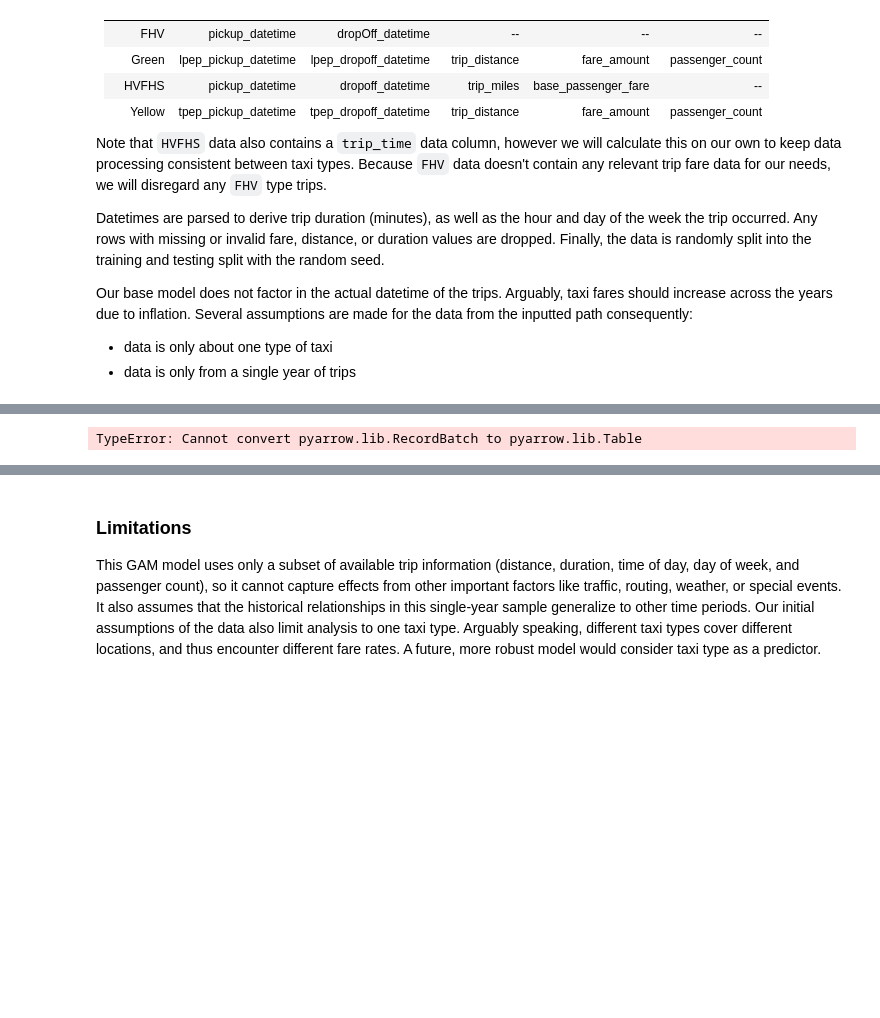
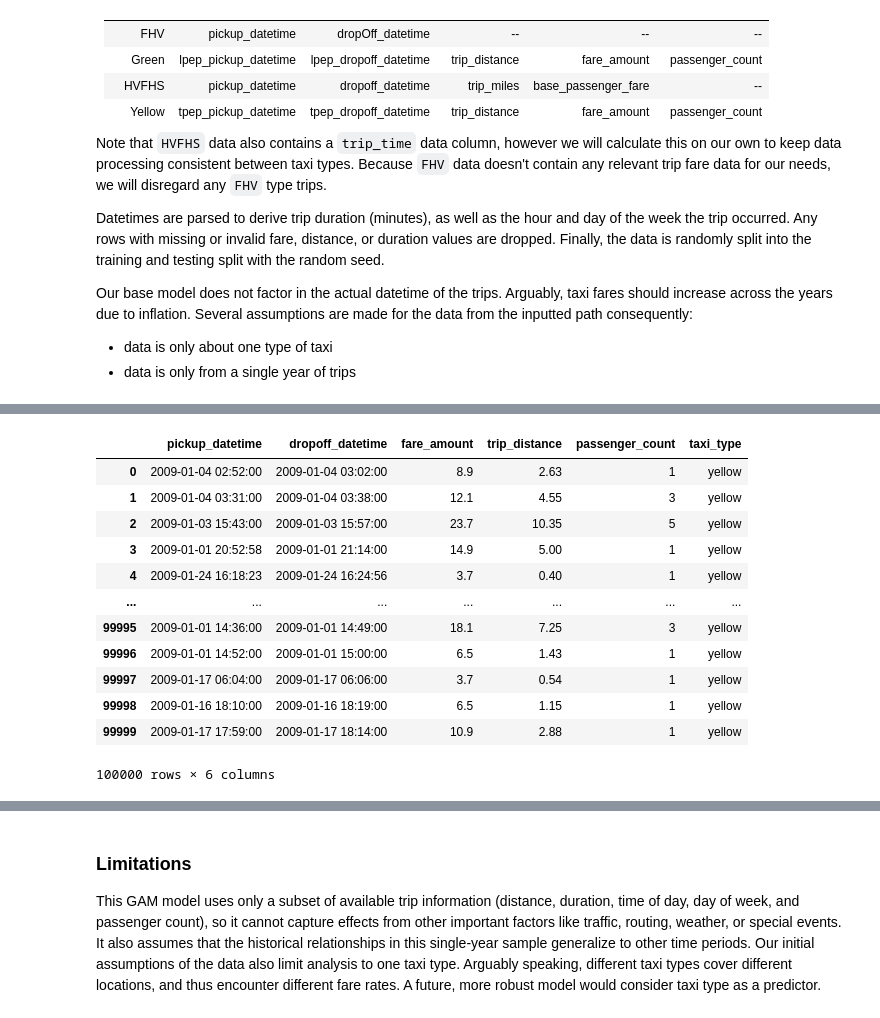
Before and after one commit to TangyKiwi/DSC-291-AWS, a Jupyter notebook: gam/MAIN.ipynb, the cells around one changed output, grey strips where cells are left out. Saved outputs shown, nothing was run; the diff lists cells and outputs as text; code cells hidden in the pictures; blank space fills up the shorter version.

```diff
--- a/gam/MAIN.ipynb
+++ b/gam/MAIN.ipynb
@@ -256,17 +256,16 @@ def process_file(file: str, max_rows: int=None) -> pd.DataFrame:
         table = pf.read(columns=columns_to_read, use_threads=True)
     else:
         remaining = max_rows
-        chunks: list[pa.Table] = []
+        chunks: list[pa.RecordBatch] = []
 
         for batch in pf.iter_batches(columns=columns_to_read, use_threads=True):
             if remaining <= 0:
                 break
-            batch_size = len(batch)
-            if batch_size > remaining:
+            if batch.num_rows > remaining:
                 batch = batch.slice(0, remaining)
             chunks.append(batch)
-            remaining -= batch_size
-        table = pa.concat_tables(chunks)
+            remaining -= batch.num_rows
+        table = pa.Table.from_batches(chunks)
 
     rename_map = {
         pickup_dt_col: "pickup_datetime",
@@ -309,4 +309,16 @@ Reading s3://dsc291-ucsd/taxi/Dataset/2009/yellow_taxi/yellow_tripdata_2009-01.p
+|  | pickup_datetime | dropoff_datetime | fare_amount | trip_distance | passenger_count | taxi_type |
+| 0 | 2009-01-04 02:52:00 | 2009-01-04 03:02:00 | 8.9 | 2.63 | 1 | yellow |
+| 1 | 2009-01-04 03:31:00 | 2009-01-04 03:38:00 | 12.1 | 4.55 | 3 | yellow |
+| 2 | 2009-01-03 15:43:00 | 2009-01-03 15:57:00 | 23.7 | 10.35 | 5 | yellow |
+| 3 | 2009-01-01 20:52:58 | 2009-01-01 21:14:00 | 14.9 | 5.00 | 1 | yellow |
+| 4 | 2009-01-24 16:18:23 | 2009-01-24 16:24:56 | 3.7 | 0.40 | 1 | yellow |
+| ... | ... | ... | ... | ... | ... | ... |
+| 99995 | 2009-01-01 14:36:00 | 2009-01-01 14:49:00 | 18.1 | 7.25 | 3 | yellow |
+| 99996 | 2009-01-01 14:52:00 | 2009-01-01 15:00:00 | 6.5 | 1.43 | 1 | yellow |
+| 99997 | 2009-01-17 06:04:00 | 2009-01-17 06:06:00 | 3.7 | 0.54 | 1 | yellow |
+| 99998 | 2009-01-16 18:10:00 | 2009-01-16 18:19:00 | 6.5 | 1.15 | 1 | yellow |
+| 99999 | 2009-01-17 17:59:00 | 2009-01-17 18:14:00 | 10.9 | 2.88 | 1 | yellow |
-TypeError: Cannot convert pyarrow.lib.RecordBatch to pyarrow.lib.Table
+100000 rows × 6 columns
 # %%
 # Feature Engineering
 # pickup_datetime, dropoff_datetime, fare_amount, trip_distance
```
Also changed, not shown: parts of 5 cells of this notebook.
